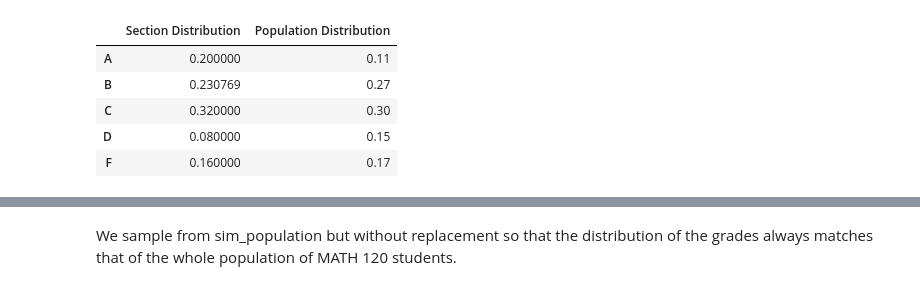
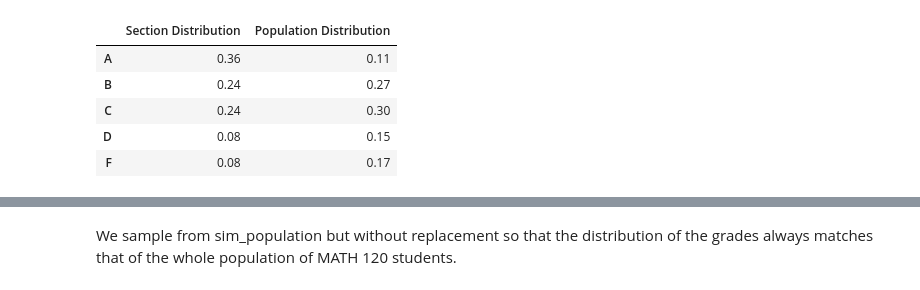
Before and after one commit to virgilpierce/STAT_111, a Jupyter notebook: Class Notes 10-5 - Resampling More Examples.ipynb, the cells around one changed output, grey strips where cells are left out. Saved outputs shown, nothing was run; the diff lists cells and outputs as text; code cells hidden in the pictures.

```diff
--- a/Class Notes 10-5 - Resampling More Examples.ipynb
+++ b/Class Notes 10-5 - Resampling More Examples.ipynb
@@ -65,17 +66,17 @@ Okay so what test statistics to use for the distribution of grades. There are ch
 
 - The other thing to do is ask how the propotions of the grades in the class deviated from the proportions of the grades in the population.
 # %%
-distributions = pd.DataFrame([ [5/25, 6/26, 8/25, 2/25, 4/25], [0.11, 0.27, 0.30, 0.15, 0.17]],
+distributions = pd.DataFrame([ [9/25, 6/25, 6/25, 2/25, 2/25], [0.11, 0.27, 0.30, 0.15, 0.17]],
                              index = ['Section Distribution', 'Population Distribution'],
                              columns = ['A', 'B', 'C', 'D', 'F']).transpose()
 distributions
 # %% [output]
 |  | Section Distribution | Population Distribution |
-| A | 0.200000 | 0.11 |
-| B | 0.230769 | 0.27 |
-| C | 0.320000 | 0.30 |
-| D | 0.080000 | 0.15 |
-| F | 0.160000 | 0.17 |
+| A | 0.36 | 0.11 |
+| B | 0.24 | 0.27 |
+| C | 0.24 | 0.30 |
+| D | 0.08 | 0.15 |
+| F | 0.08 | 0.17 |
 # %%
 # Now compute the deviation of the section distribution from the Population's distribution
 
```
Also changed, not shown: parts of 21 cells of this notebook.
